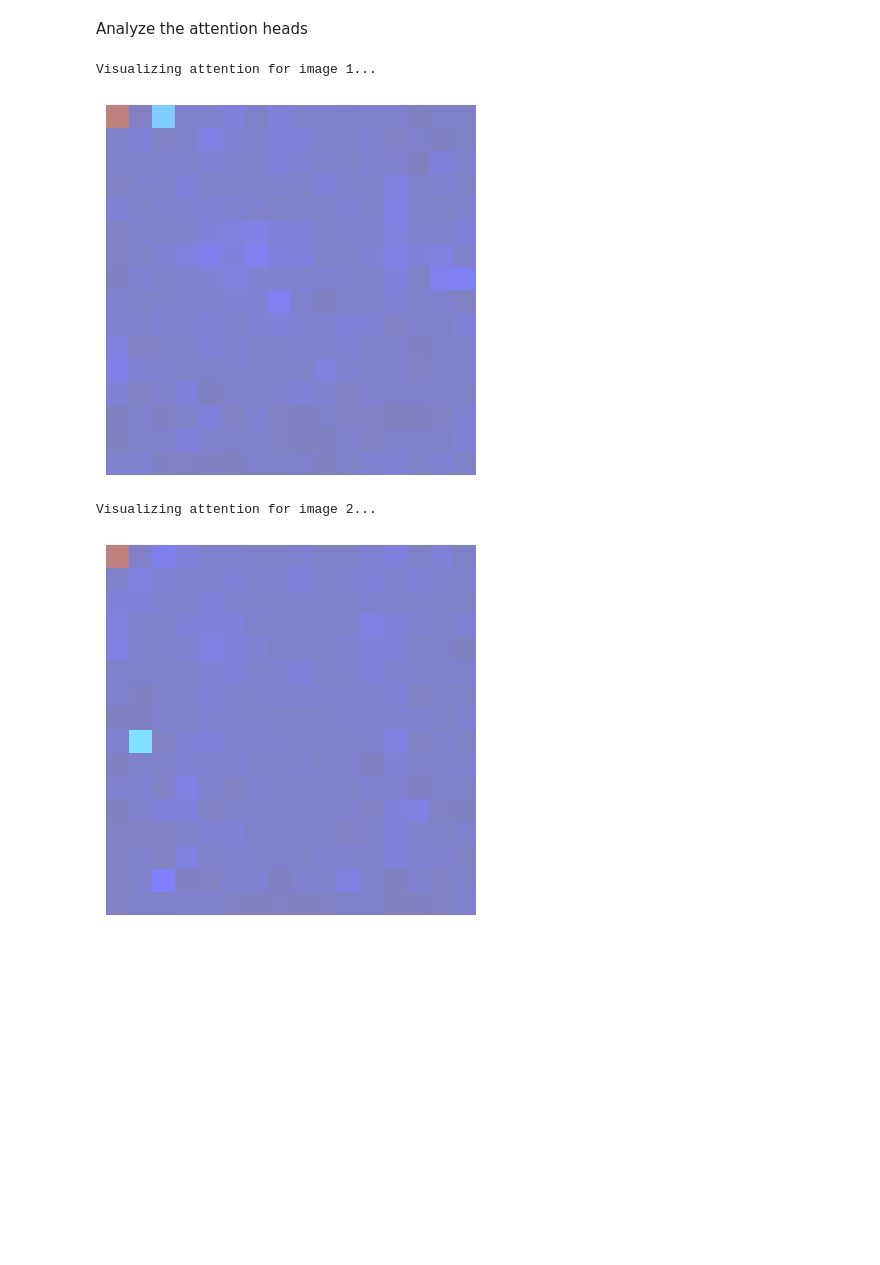
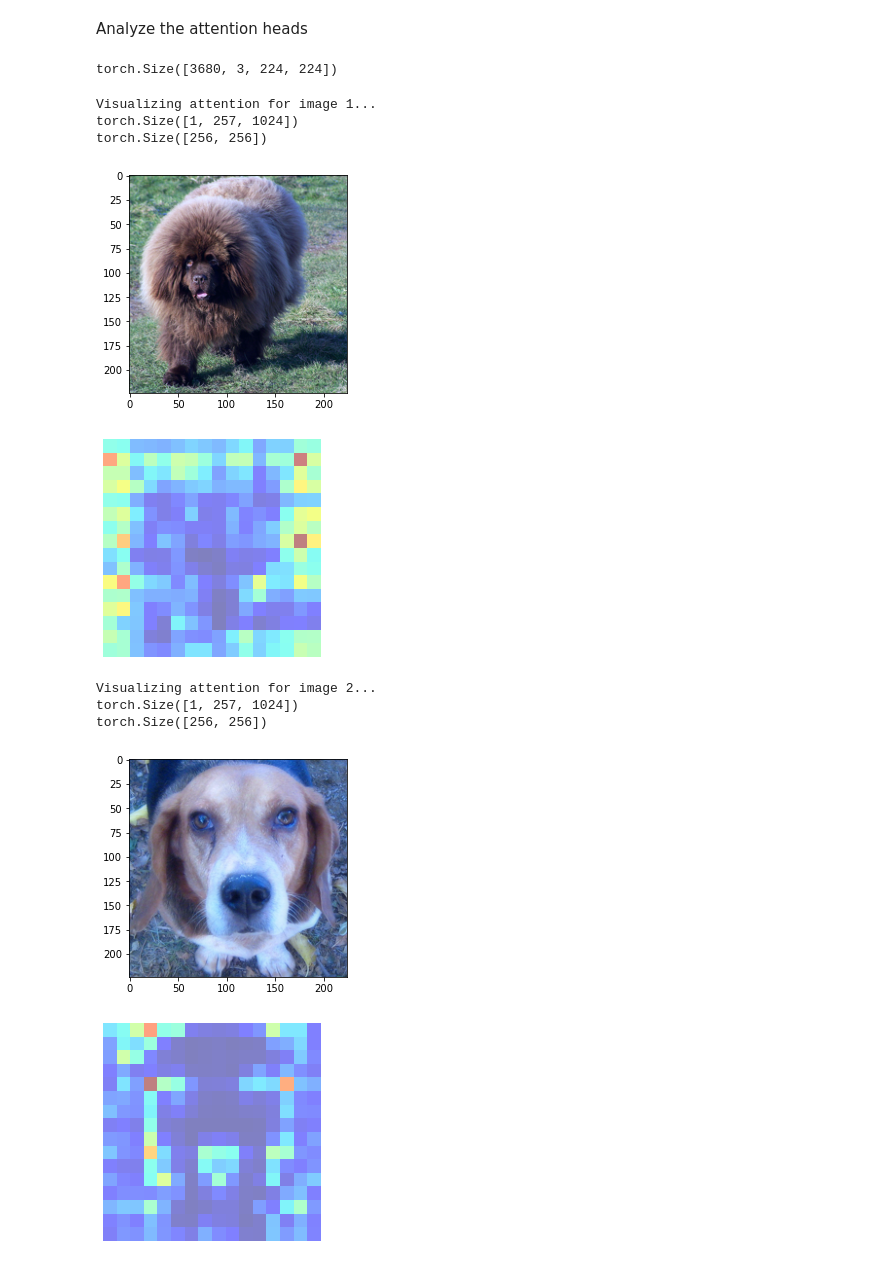
Before and after one commit to hachoj/ImportantProjects, a Jupyter notebook: VISION/DiNO/PT_attention_analysis.ipynb, the cells around one changed output. Cells and saved outputs as stored; diff of their text form; code cells hidden in the pictures; blank space fills up the shorter version.

Commit message:
more attention analysis

```diff
--- a/VISION/DiNO/PT_attention_analysis.ipynb
+++ b/VISION/DiNO/PT_attention_analysis.ipynb
@@ -5,9 +5,7 @@ from datasets import load_dataset
 from transformers import AutoImageProcessor, AutoModel
 import matplotlib.pyplot as plt
 
-processor = AutoImageProcessor.from_pretrained('facebook/dinov2-base')
-model = AutoModel.from_pretrained('facebook/dinov2-base')
+processor = AutoImageProcessor.from_pretrained('facebook/dinov2-large')
+model = AutoModel.from_pretrained('facebook/dinov2-large')
 
 ds = load_dataset("timm/oxford-iiit-pet")
-images = ds["train"]["image"]
-inputs = processor(images=images, return_tensors="pt")
@@ -19,6 +20,10 @@ def normalize_for_display(img):
     img = img - img.min()
     img = img / img.max()
     return img
+# %%
+print(inputs["pixel_values"].shape)
+# %% [output]
+torch.Size([3680, 3, 224, 224])
 # %%
 # Global variable to store raw attention weights
 captured_attention_weights = None
@@ -29,6 +34,7 @@ def wrapped_attention_hook(module, input, output):
     Q = module.query(input[0])
     K = module.key(input[0])
 
+    print(Q.shape)
     # Compute attention
     batch_size, seq_len, hidden_size = Q.shape
     num_heads = model.config.num_attention_heads
@@ -65,38 +71,53 @@ def visualize_attention(image, selected_layer=-1, selected_head=0, threshold=0.8
         print("Error: Attention weights not captured!")
         return
 
     # Extract attention for the selected head or aggregate across heads
     attention_map = captured_attention_weights[0, selected_head, 1:, 1:]  # Patch tokens only
+    print(attention_map.shape)
 
     # Aggregate attention for each patch
-    patch_attention = attention_map.mean(dim=0)  # Average attention across all other patches
+    patch_attention = attention_map[2]  # Average attention across all other patches
 
     # Reshape into a 14x14 grid
     patch_attention_2d = patch_attention.view(16, 16)
 
     # Normalize the attention map
     patch_attention_2d -= patch_attention_2d.min()
     patch_attention_2d /= patch_attention_2d.max()
 
     # Resize to match image dimensions
-    # resize = Resize((image.shape[-2], image.shape[-1]))
-    # attention_map_resized = resize(patch_attention_2d.unsqueeze(0).unsqueeze(0))
+    resize = Resize((image.shape[-2], image.shape[-1]))
+    attention_map_resized = resize(patch_attention_2d.unsqueeze(0).unsqueeze(0))
+
+    # original image
+    original_image = normalize_for_display(image.permute(1, 2, 0))
 
     # Overlay the attention map on the image
     # plt.imshow(normalize_for_display(image.permute(1, 2, 0)))  # Original image
     # plt.imshow(attention_map_resized.squeeze().detach().cpu().numpy(), cmap="jet", alpha=0.5)  # Overlay heatmap
+    plt.imshow(original_image)
+    # now shoe a new plot that is the attention map
+    plt.figure()
     plt.imshow(patch_attention_2d.squeeze().detach().cpu().numpy(), cmap="jet", alpha=0.5)  # Overlay heatmap
     plt.axis("off")
     plt.show()
+    # genreate new image with attention map
 
 # Analyze attention for different images
-images = [inputs["pixel_values"][122, :, :, :], inputs["pixel_values"][123, :, :, :]]
+# images = [inputs["pixel_values"][122, :, :, :], inputs["pixel_values"][123, :, :, :]]
+images = [inputs["pixel_values"][122, :, :, :], inputs["pixel_values"][123, :, :, :], inputs["pixel_values"][124, :, :, :]]
 
 for idx, img in enumerate(images):
     print(f"Visualizing attention for image {idx + 1}...")
-    visualize_attention(img, selected_layer=-1, selected_head=8, threshold=0.8, apply_threshold=False)  # Change head/layer as needed
+    visualize_attention(img, selected_layer=1, selected_head=8, threshold=0.5, apply_threshold=True)  # Change head/layer as needed
 # %% [output]
 Visualizing attention for image 1...
+torch.Size([1, 257, 1024])
+torch.Size([256, 256])
-[figure, old version]
+[figure, new version]
+[figure, new version]
 Visualizing attention for image 2...
+torch.Size([1, 257, 1024])
+torch.Size([256, 256])
-[figure, old version]
+[figure, added]
+[figure, added]
```
Also changed, not shown: parts of 2 cells of this notebook, 1 other file.
